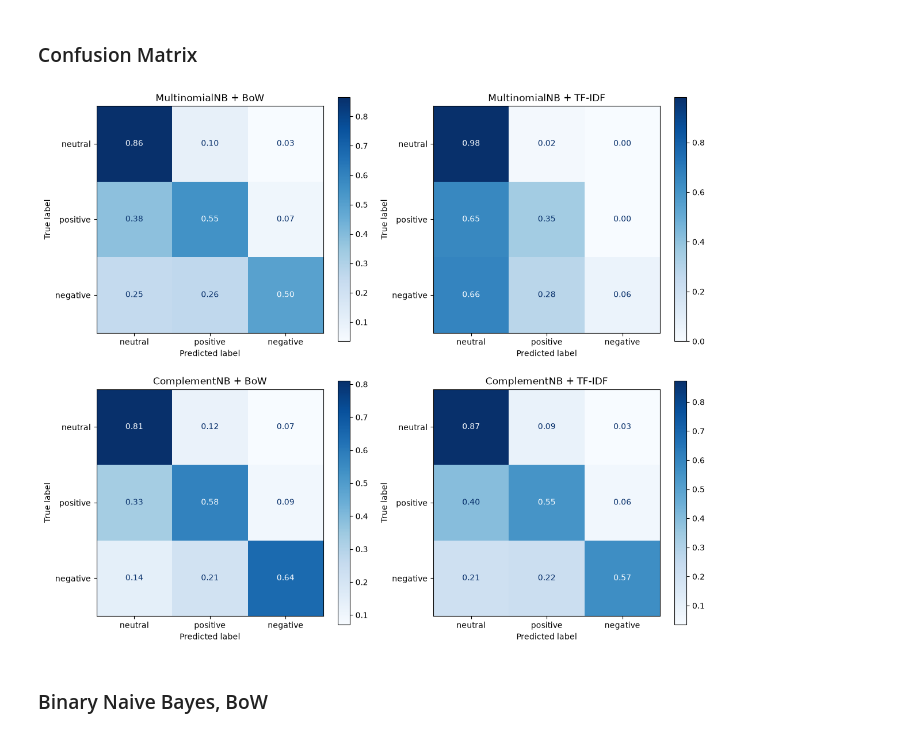
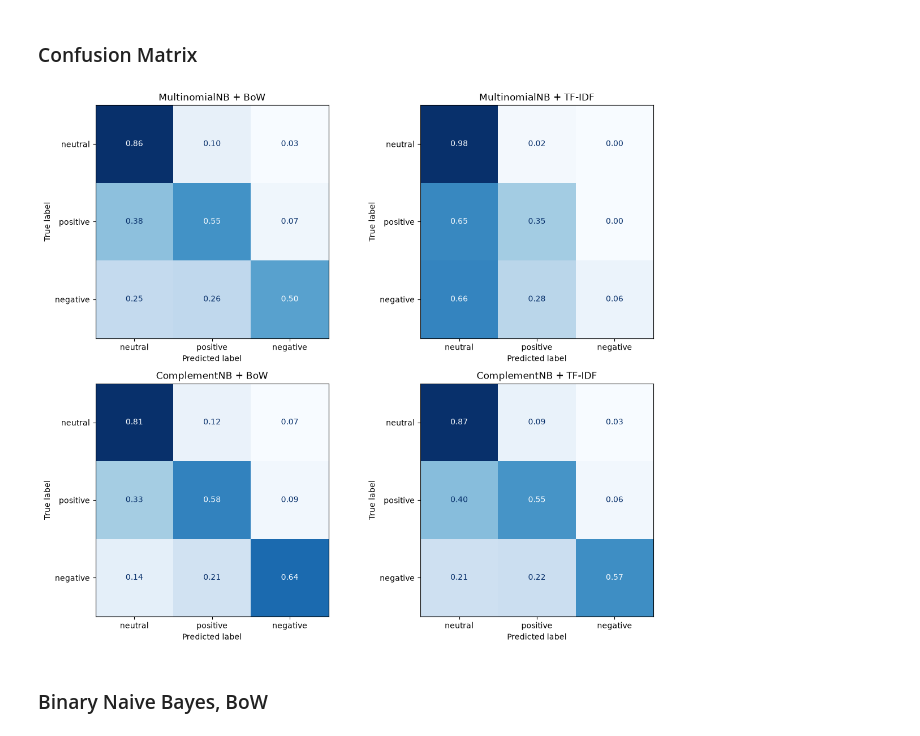
Before and after one commit to theodorhagen/sentiment-analysis-financial-news, a Jupyter notebook: 3_Naive_Bayes_Sentiment.ipynb, the cells around one changed output. Saved outputs shown, nothing was run; the diff lists cells and outputs as text; code cells hidden in the pictures.

```diff
--- a/3_Naive_Bayes_Sentiment.ipynb
+++ b/3_Naive_Bayes_Sentiment.ipynb
@@ -378,35 +378,35 @@ Dayum, I am glad I did this. Can't believe the improvement in recall for class 1
 label_ids = [0, 1, 2]
 label_names = ["neutral", "positive", "negative"]
 
 plots = [
     ("MultinomialNB + BoW", pred_bog),
     ("MultinomialNB + TF-IDF", pred_tfidf),
     ("ComplementNB + BoW", y_pred_complement_bow),
     ("ComplementNB + TF-IDF", y_pred_complement_tfidf),
 ]
 
 fig, axes = plt.subplots(2, 2, figsize=(12, 10))
 
 for ax, (title, y_pred) in zip(axes.ravel(), plots):
     ConfusionMatrixDisplay.from_predictions(
         y_test,
         y_pred,
         labels=label_ids,
         display_labels=label_names,
         normalize="true",
         values_format=".2f",
         ax=ax,
-        colorbar=True,
+        colorbar=False,
         cmap="Blues"
     )
     ax.set_title(title)
     ax.set_xlabel("Predicted label")
     ax.set_ylabel("True label")
 
 plt.tight_layout()
 plt.show()
 # %% [output]
-[figure, old version]
+[figure, new version]
 # %% [markdown]
 ### Binary Naive Bayes, BoW
 # %%
```
Also changed, not shown: 3 other files.
